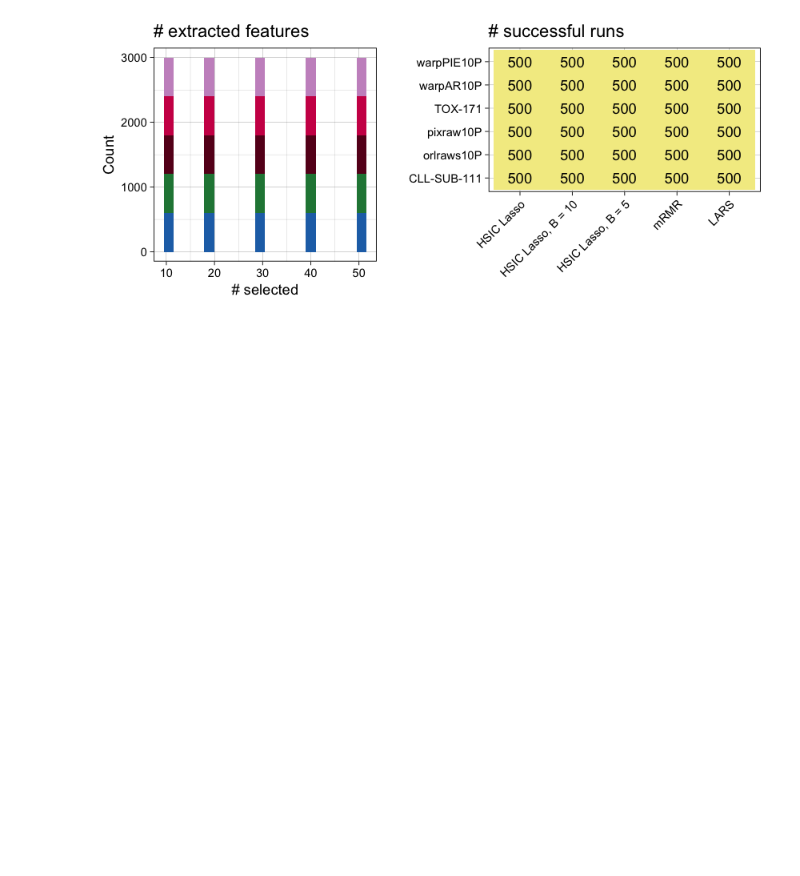
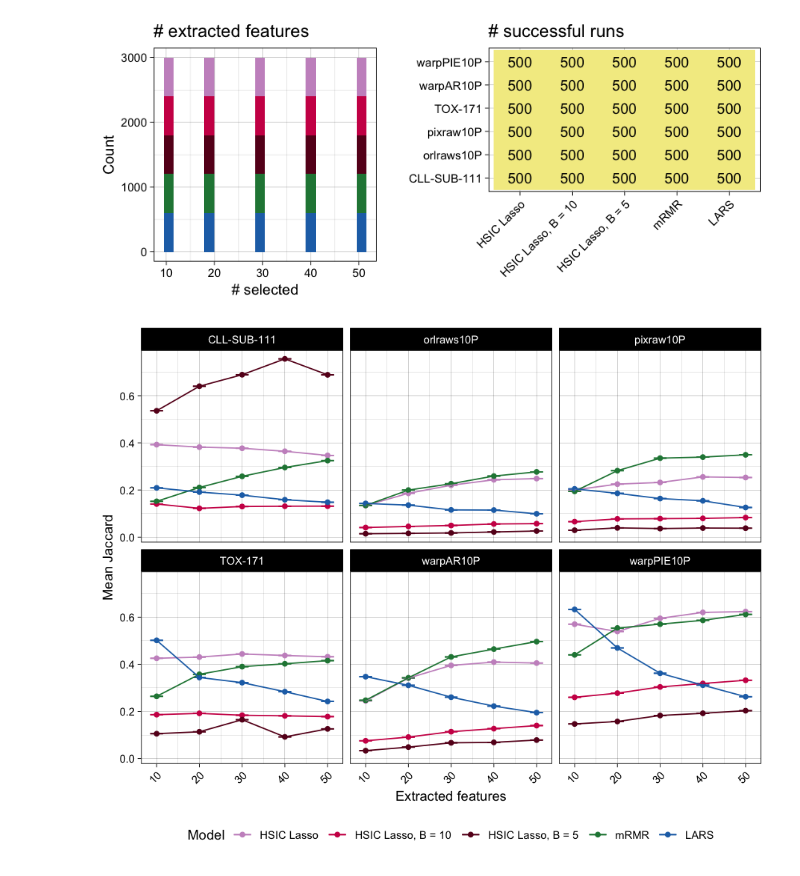
Before and after one commit to hclimente/nori, a Jupyter notebook: doc/benchmark_real.ipynb, the cells around one changed output. Saved outputs shown, nothing was run; the diff lists cells and outputs as text; code cells hidden in the pictures; blank space fills up the shorter version.

Commit message:
nextflow output made more informative
added preliminary stability analyses

fix seed

```diff
--- a/doc/benchmark_real.ipynb
+++ b/doc/benchmark_real.ipynb
@@ -121,3 +125,46 @@ finished <- predictions %>%
 plot_grid(selected, finished, rel_widths = c(3,4))
 # %% [output]
 [figure]
+# %%
+read_stability <- function(x) {
+
+    label <- strsplit(x, '/') %>% unlist %>% .[4] %>% gsub('_stability.tsv', '', .)
+
+    read_tsv(x, col_types = 'ciiiicd') %>%
+        select(-samples, -features) %>%
+        mutate(model = gsub('HSIC_lasso', 'HSIC Lasso', model),
+               model = gsub('-B=0', '', model),
+               model = gsub('-B=', ', B = ', model),
+               model = gsub('-M=3', '', model),
+               model = factor(model, levels = methods)) %>%
+        group_by(model, causal) %>%
+        summarize(sem = sd(jaccard) / n(), jaccard = mean(jaccard) ) %>%
+        ungroup %>%
+        mutate(label = label)
+
+}
+
+CLLSUB111 <- read_stability('../results/asu/CLL-SUB-111_stability.tsv')
+pixraw10P <- read_stability('../results/asu/pixraw10P_stability.tsv')
+warpAR10P <- read_stability('../results/asu/warpAR10P_stability.tsv')
+orlraws10P <- read_stability('../results/asu/orlraws10P_stability.tsv')
+warpPIE10P <- read_stability('../results/asu/warpPIE10P_stability.tsv')
+tox171 <- read_stability('../results/asu/TOX-171_stability.tsv')
+
+stability <- bind_rows(CLLSUB111, pixraw10P, warpAR10P,
+                       orlraws10P, warpPIE10P, tox171)
+# %%
+options(repr.plot.width=7.5, repr.plot.height=6)
+stability %>%
+    ggplot(aes(x = causal, y = jaccard, color = model)) +
+        geom_errorbar(aes(ymin = jaccard - sem, ymax = jaccard + sem), width = 3) +
+        geom_point() +
+        geom_line() +
+        theme_linedraw() +
+        theme(legend.position = 'bottom',
+              axis.text.x = element_text(angle = 45, hjust = 1)) +
+        labs(x = 'Extracted features', y = 'Mean Jaccard', color = 'Model') +
+        scale_color_manual(values = palette) +
+        facet_wrap(~label)
+# %% [output]
+[figure, added]
```
Also changed, not shown: parts of 1 cell of this notebook, 7 other files.
